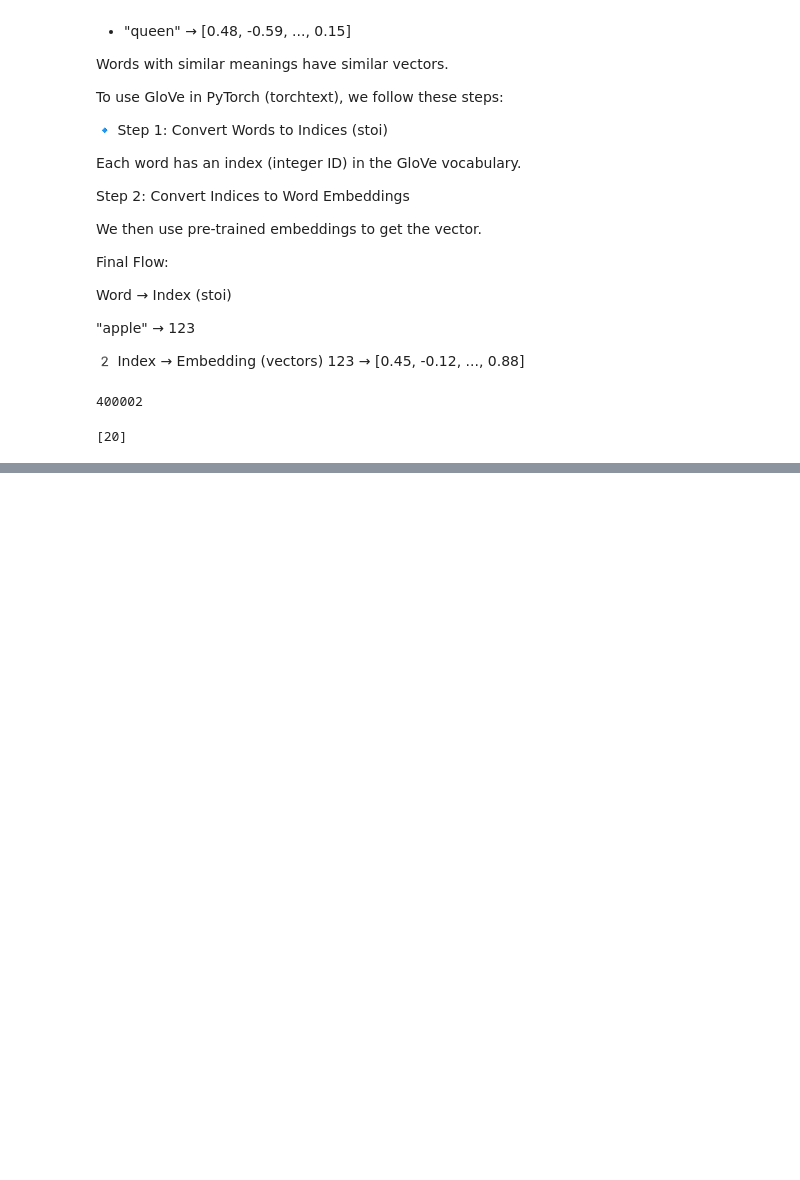
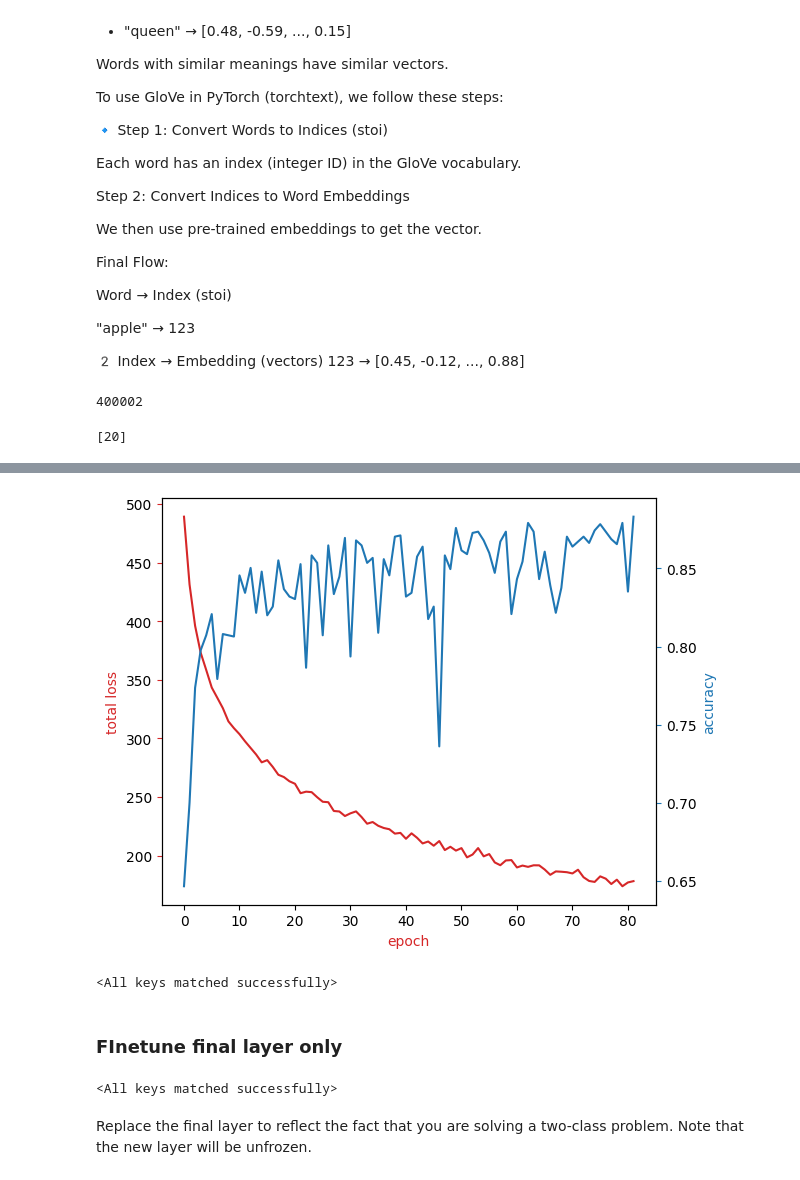
Before and after one commit to saifkheraj/d_s, a Jupyter notebook: GenAI/Finetuning_Transformers/PEFT/adapters_pytorch.ipynb, the cells around one changed output, grey strips where cells are left out. Cells and saved outputs as stored; diff of their text form; code cells hidden in the pictures; blank space fills up the shorter version.

```diff
--- a/GenAI/Finetuning_Transformers/PEFT/adapters_pytorch.ipynb
+++ b/GenAI/Finetuning_Transformers/PEFT/adapters_pytorch.ipynb
@@ -342,0 +768,23 @@ vocab(['he'])
+# %%
+acc_urlopened = urlopen('https://cf-courses-data.s3.us.cloud-object-storage.appdomain.cloud/3LEJw8BRgJJFGqlLxaETxA/model-fine1-acc')
+loss_urlopened = urlopen('https://cf-courses-data.s3.us.cloud-object-storage.appdomain.cloud/-CT1h97vjv0TolY82Nw29g/model-fine1-loss')
+acc_epoch = pickle.load(acc_urlopened)
+cum_loss_list = pickle.load(loss_urlopened)
+plot(cum_loss_list,acc_epoch)
+# %% [output]
+[figure, added]
+# %%
+urlopened = urlopen('https://cf-courses-data.s3.us.cloud-object-storage.appdomain.cloud/e0WOHKh5dnrbC2lGhpsMMw/model-fine1.pth')
+model_fine1_ = Net(vocab_size=vocab_size, num_class=2).to(device)
+model_fine1_.load_state_dict(torch.load(io.BytesIO(urlopened.read()), map_location=device))
+#evaluate(test_dataloader, model_fine1_)
+# %% [output]
+<All keys matched successfully>
+# %% [markdown]
+### FInetune final layer only
+# %%
+urlopened = urlopen('https://cf-courses-data.s3.us.cloud-object-storage.appdomain.cloud/9c3Dh2O_jsYBShBuchUNlg/model-AG%20News%20small1.pth')
+model_fine2 = Net(vocab_size=vocab_size, num_class=4).to(device)
+model_fine2.load_state_dict(torch.load(io.BytesIO(urlopened.read()), map_location=device))
+# %% [output]
+<All keys matched successfully>
@@ -342,0 +795,2 @@ vocab(['he'])
+# %% [markdown]
+Replace the final layer to reflect the fact that you are solving a two-class problem. Note that the new layer will be unfrozen.
```
Also changed, not shown: parts of 45 cells of this notebook.
